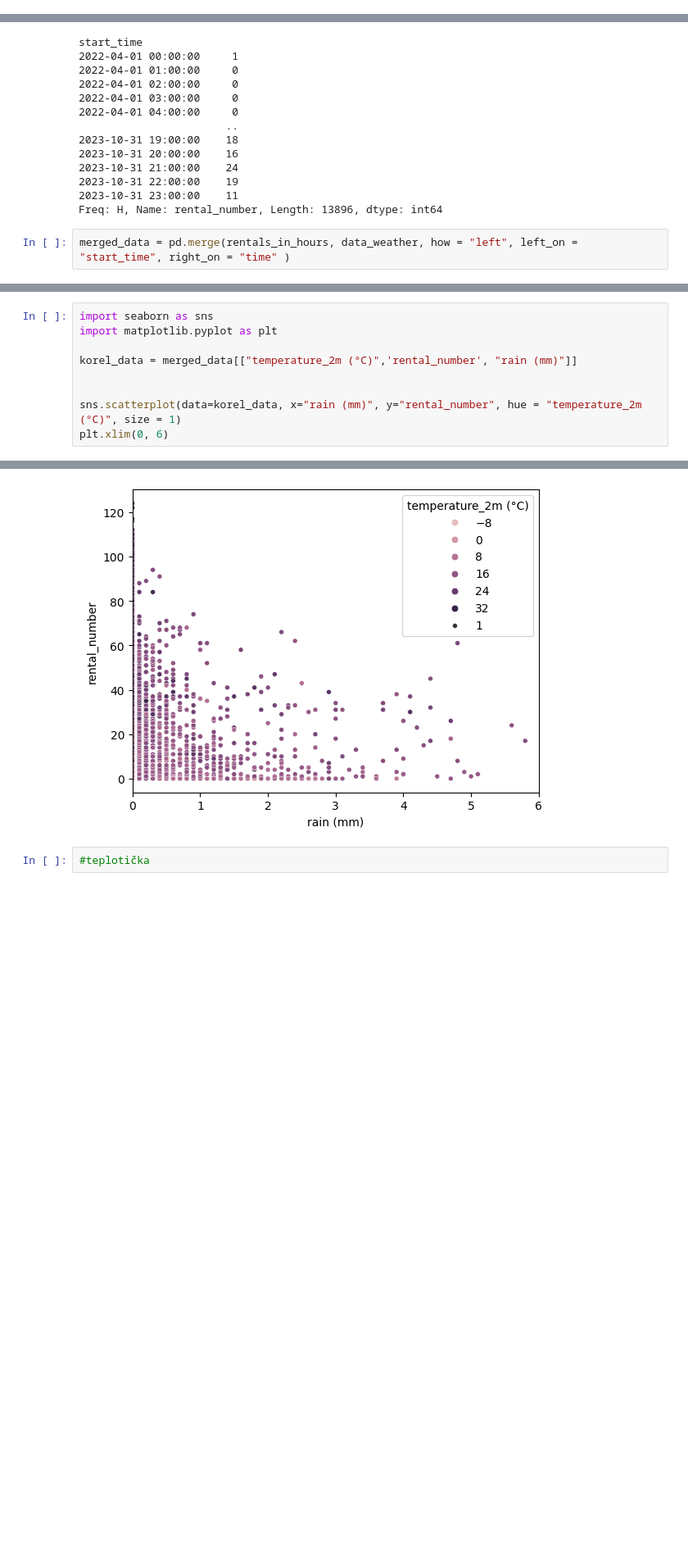
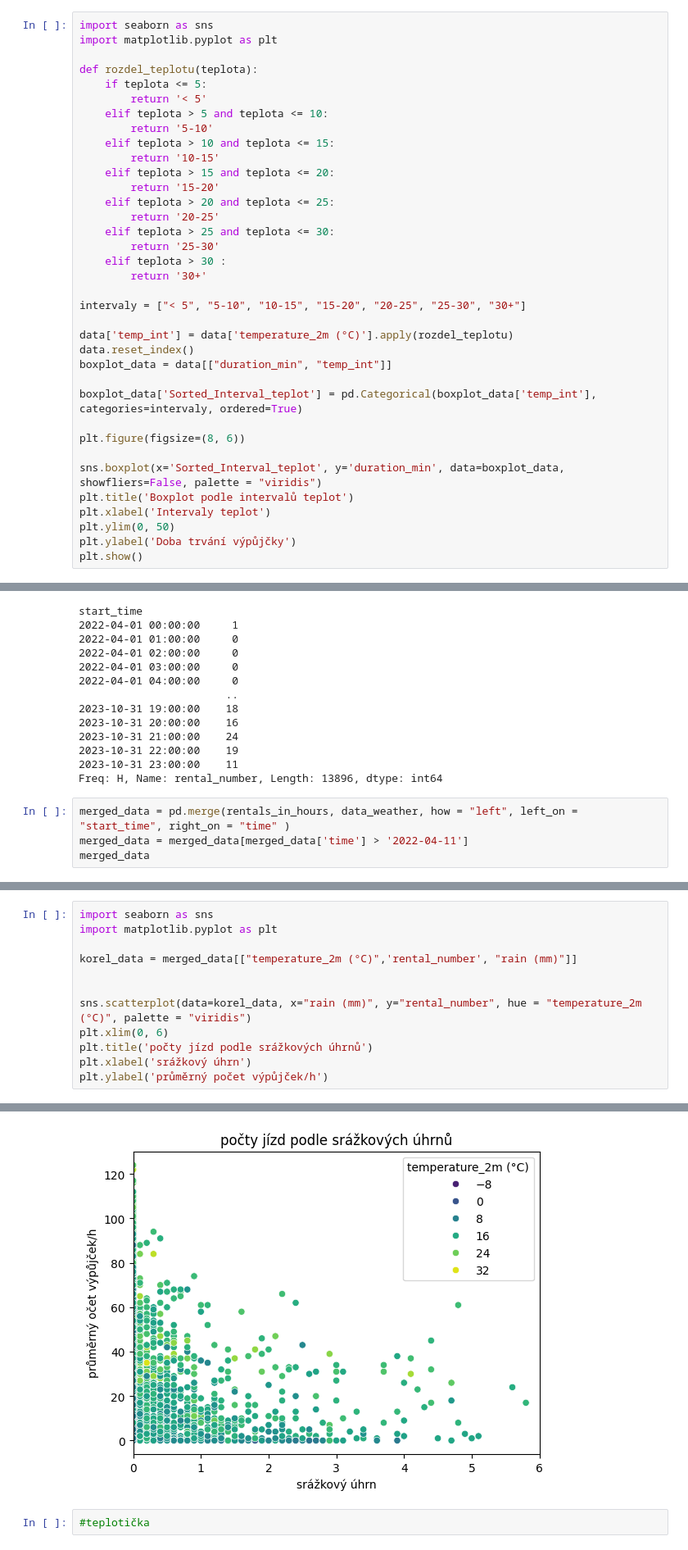
Before and after one commit to DanielaJureckova/bikesharing-brno, a Jupyter notebook: 19_weather.ipynb, the cells around one changed output, grey strips where cells are left out. Shown at 82% size. Cells and saved outputs as stored; diff of their text form; blank space fills up the shorter version.

```diff
--- a/19_weather.ipynb
+++ b/19_weather.ipynb
@@ -6,0 +20,36 @@ data_weather = pd.read_csv('data/weather-22-to-05-11-23.csv')
+# %%
+import seaborn as sns
+import matplotlib.pyplot as plt
+
+def rozdel_teplotu(teplota):
+    if teplota <= 5:
+        return '< 5'
+    elif teplota > 5 and teplota <= 10:
+        return '5-10'
+    elif teplota > 10 and teplota <= 15:
+        return '10-15'
+    elif teplota > 15 and teplota <= 20:
+        return '15-20'
+    elif teplota > 20 and teplota <= 25:
+        return '20-25'
+    elif teplota > 25 and teplota <= 30:
+        return '25-30'
+    elif teplota > 30 :
+        return '30+'
+
+intervaly = ["< 5", "5-10", "10-15", "15-20", "20-25", "25-30", "30+"]
+
+data['temp_int'] = data['temperature_2m (°C)'].apply(rozdel_teplotu)
+data.reset_index()
+boxplot_data = data[["duration_min", "temp_int"]]
+
+boxplot_data['Sorted_Interval_teplot'] = pd.Categorical(boxplot_data['temp_int'], categories=intervaly, ordered=True)
+
+plt.figure(figsize=(8, 6))
+
+sns.boxplot(x='Sorted_Interval_teplot', y='duration_min', data=boxplot_data, showfliers=False, palette = "viridis")
+plt.title('Boxplot podle intervalů teplot')
+plt.xlabel('Intervaly teplot')
+plt.ylim(0, 50)
+plt.ylabel('Doba trvání výpůjčky')
+plt.show()
@@ -45,3 +105,5 @@ start_time
 Freq: H, Name: rental_number, Length: 13896, dtype: int64
 # %%
 merged_data = pd.merge(rentals_in_hours, data_weather, how = "left", left_on = "start_time", right_on = "time" )
+merged_data = merged_data[merged_data['time'] > '2022-04-11']
+merged_data
@@ -131,6 +219,9 @@ import matplotlib.pyplot as plt
 korel_data = merged_data[["temperature_2m (°C)",'rental_number', "rain (mm)"]]
 
 
-sns.scatterplot(data=korel_data, x="rain (mm)", y="rental_number", hue = "temperature_2m (°C)", size = 1)
+sns.scatterplot(data=korel_data, x="rain (mm)", y="rental_number", hue = "temperature_2m (°C)", palette = "viridis")
 plt.xlim(0, 6)
+plt.title('počty jízd podle srážkových úhrnů')
+plt.xlabel('srážkový úhrn')
+plt.ylabel('průměrný počet výpůjček/h')
 # %% [output]
@@ -138,4 +229,4 @@ plt.xlim(0, 6)
-[figure, old version]
+[figure, new version]
 # %%
 #teplotička
 # %%
```
Also changed, not shown: parts of 16 cells of this notebook.
